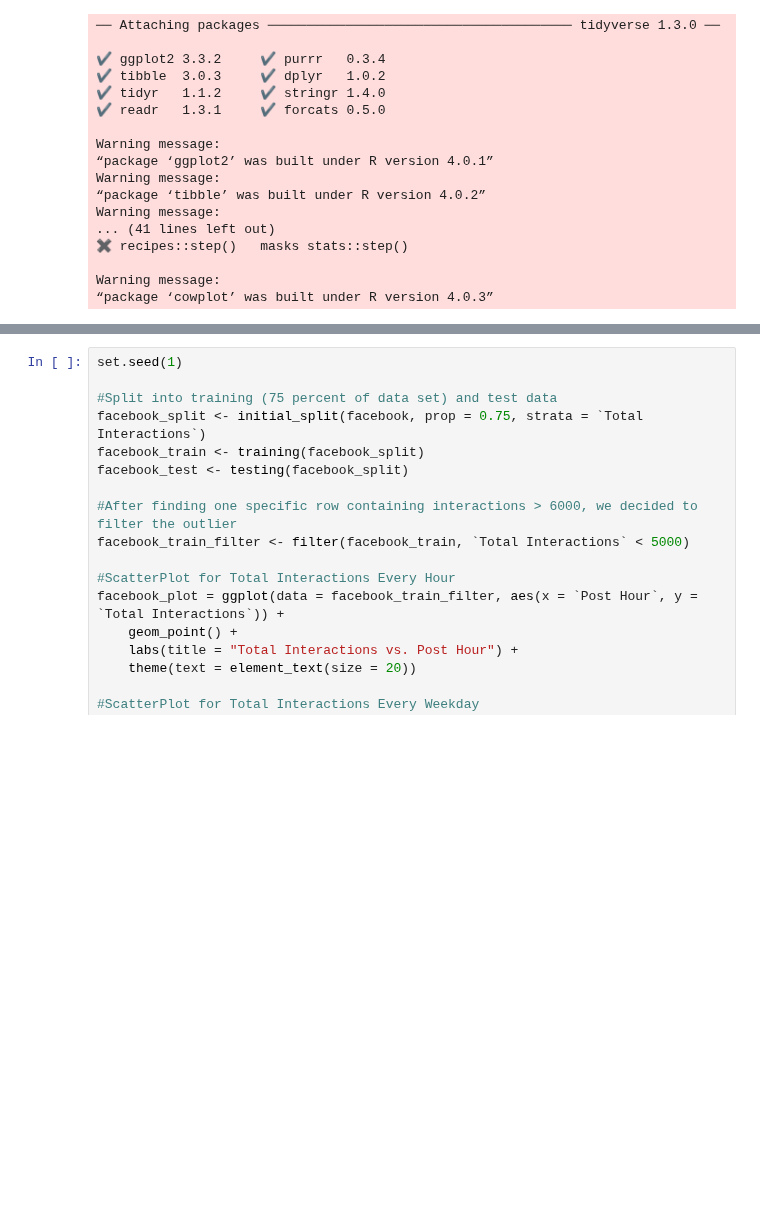
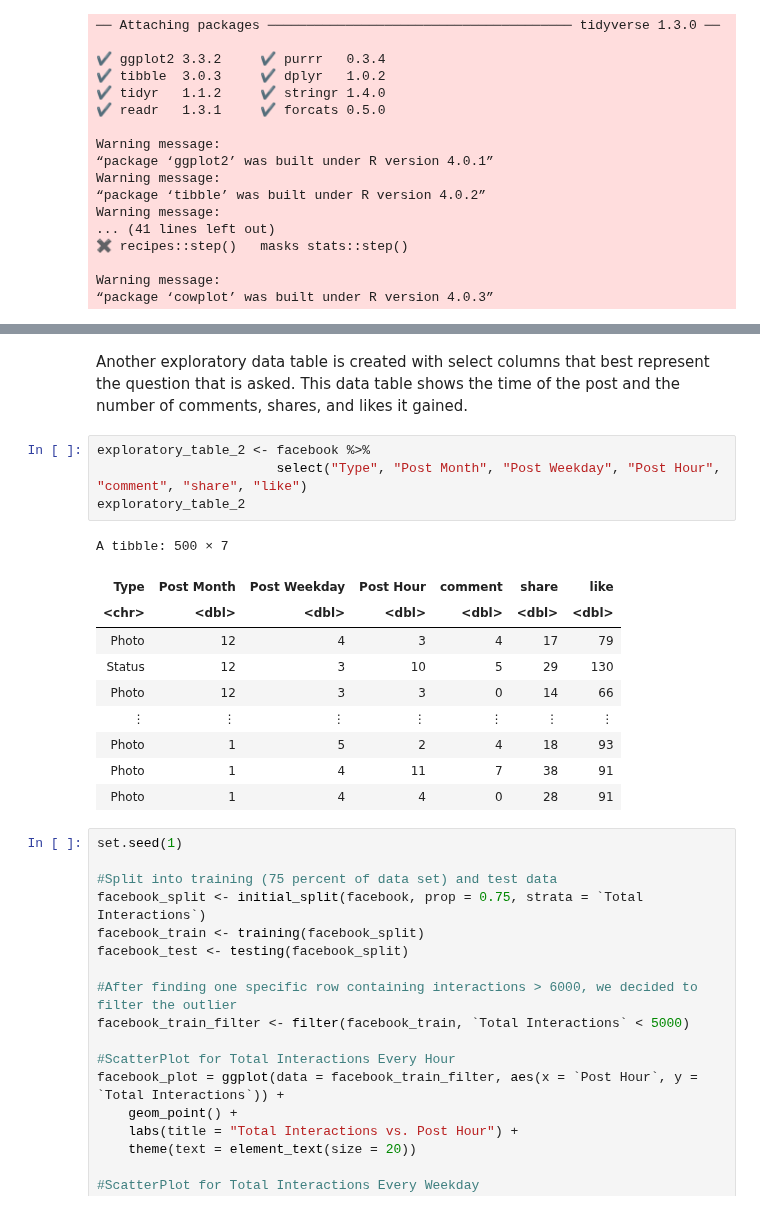
Before and after one commit to amellios/data_science_woohoo, a Jupyter notebook: Proposal.ipynb, the cells around one changed output, grey strips where cells are left out. Cells and saved outputs as stored; diff of their text form; blank space fills up the shorter version.

Commit message:
updated data analysis

```diff
--- a/Proposal.ipynb
+++ b/Proposal.ipynb
@@ -75,3 +106,21 @@ A tibble: 6 × 19
+# %% [markdown]
+Another exploratory data table is created with select columns that best represent the question that is asked.
+This data table shows the time of the post and the number of comments, shares, and likes it gained.
+# %%
+exploratory_table_2 <- facebook %>%
+                       select("Type", "Post Month", "Post Weekday", "Post Hour", "comment", "share", "like")
+exploratory_table_2
+# %% [output]
+A tibble: 500 × 7
+| Type | Post Month | Post Weekday | Post Hour | comment | share | like |
+| <chr> | <dbl> | <dbl> | <dbl> | <dbl> | <dbl> | <dbl> |
+| Photo | 12 | 4 | 3 | 4 | 17 | 79 |
+| Status | 12 | 3 | 10 | 5 | 29 | 130 |
+| Photo | 12 | 3 | 3 | 0 | 14 | 66 |
+| ⋮ | ⋮ | ⋮ | ⋮ | ⋮ | ⋮ | ⋮ |
+| Photo | 1 | 5 | 2 | 4 | 18 | 93 |
+| Photo | 1 | 4 | 11 | 7 | 38 | 91 |
+| Photo | 1 | 4 | 4 | 0 | 28 | 91 |
 # %%
 set.seed(1)
 
```
Also changed, not shown: parts of 5 cells of this notebook.
